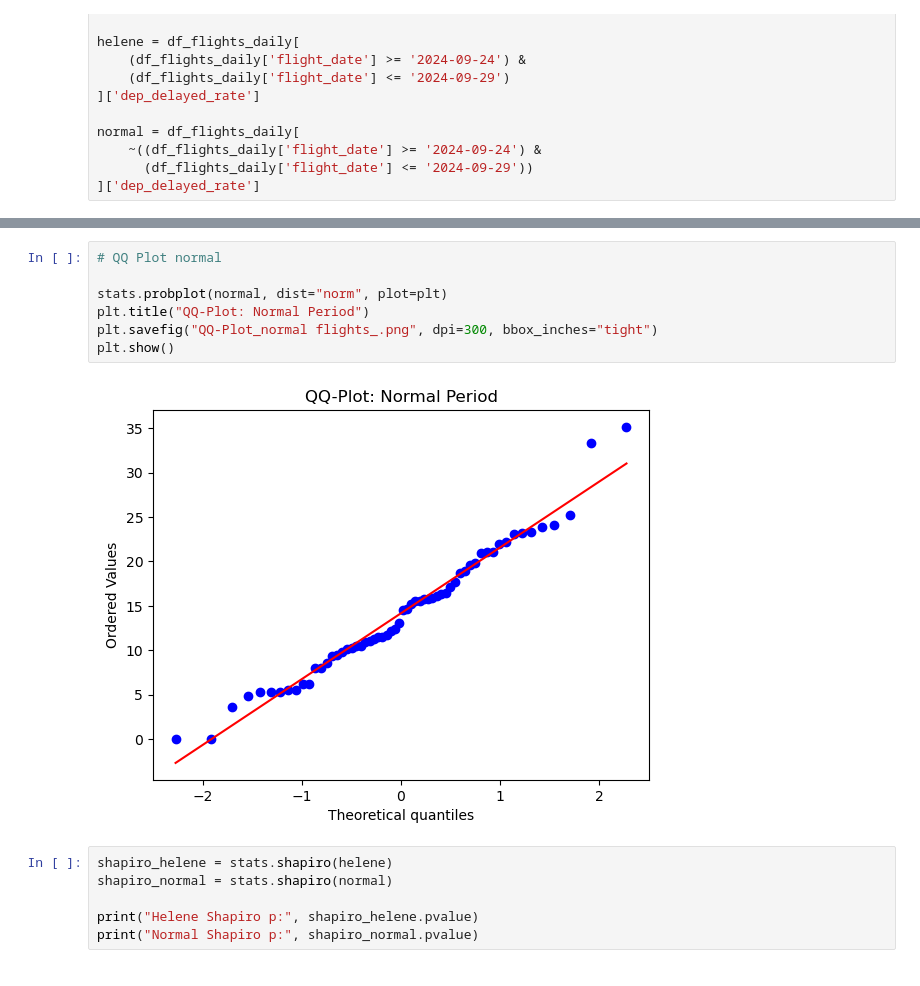
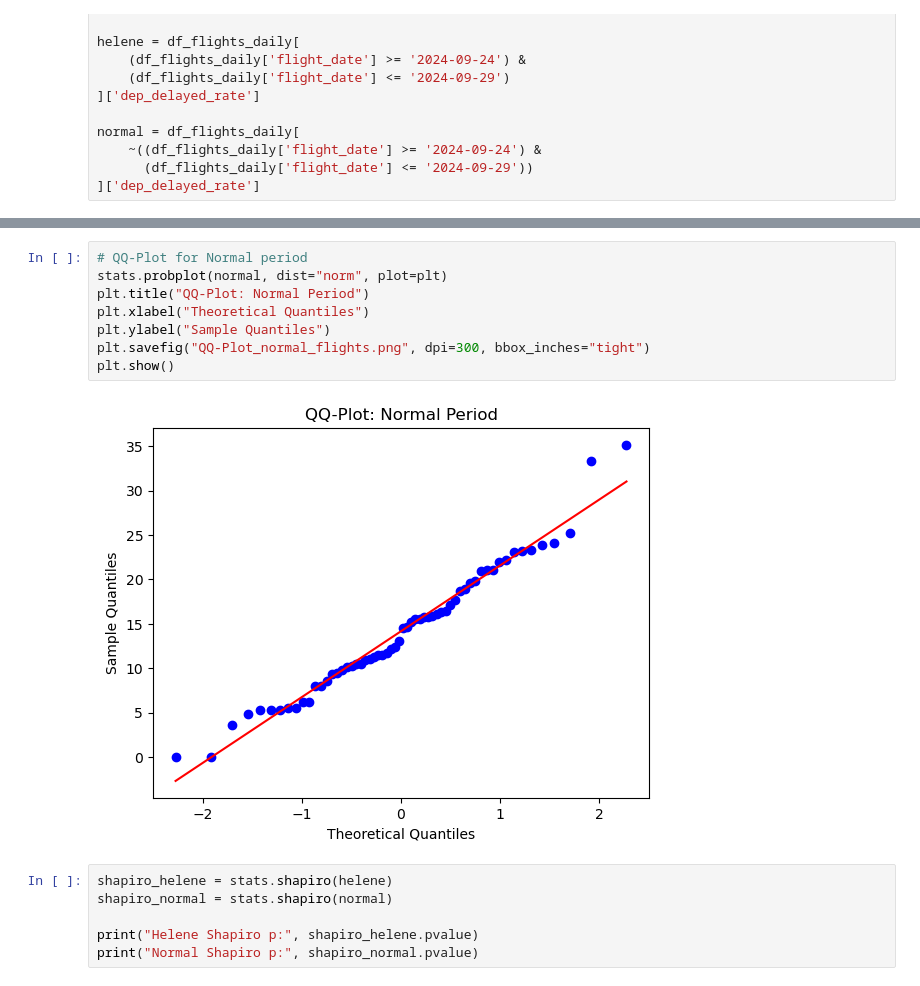
Before and after one commit to mail341/da-08122025-analytics-engineering-project, a Jupyter notebook: Hypothesis_testing_flights_daily.ipynb, the cells around one changed output, grey strips where cells are left out. Drawn from its saved outputs; the diff is of its cells as text.

```diff
--- a/Hypothesis_testing_flights_daily.ipynb
+++ b/Hypothesis_testing_flights_daily.ipynb
@@ -85,12 +86,13 @@ plt.show()
 # %%
-# QQ Plot normal
-
+# QQ-Plot for Normal period
 stats.probplot(normal, dist="norm", plot=plt)
 plt.title("QQ-Plot: Normal Period")
-plt.savefig("QQ-Plot_normal flights_.png", dpi=300, bbox_inches="tight")
+plt.xlabel("Theoretical Quantiles")
+plt.ylabel("Sample Quantiles")
+plt.savefig("QQ-Plot_normal_flights.png", dpi=300, bbox_inches="tight")
 plt.show()
 # %% [output]
-[figure, old version]
+[figure, new version]
 # %%
 shapiro_helene = stats.shapiro(helene)
 shapiro_normal = stats.shapiro(normal)
```
Also changed, not shown: parts of 2 cells of this notebook, 2 other files.
